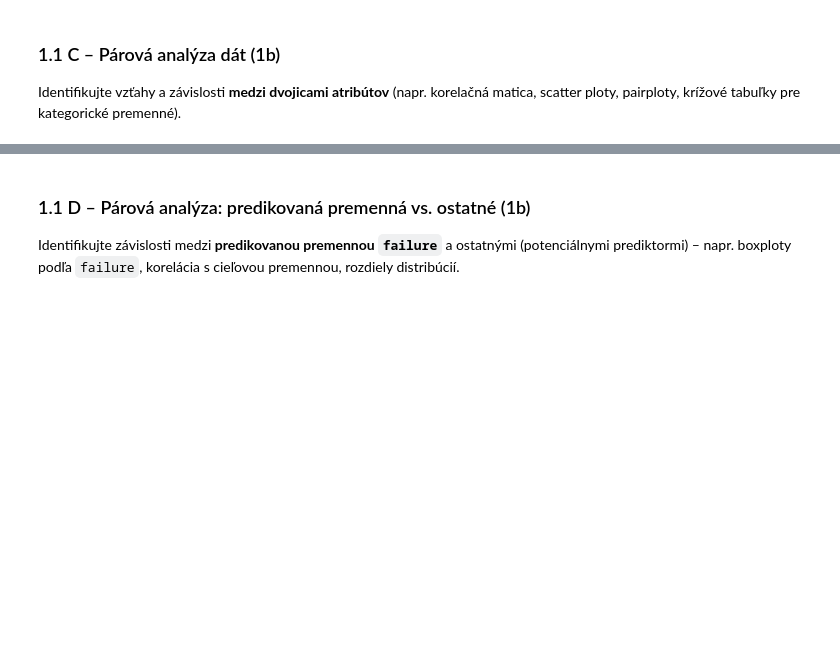
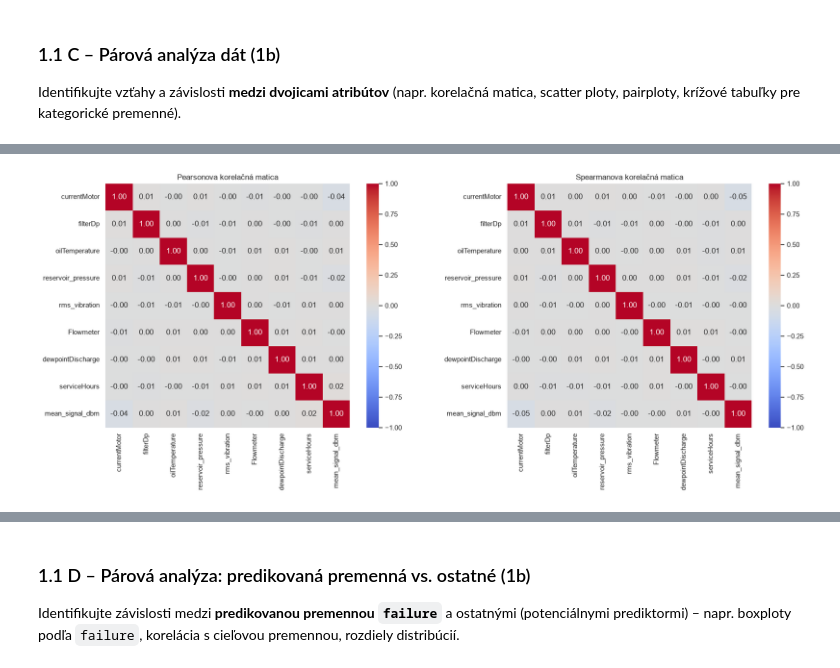
Before and after one commit to samuel-ivan05/IAU_zadanie, a Jupyter notebook: IAU-project.ipynb, the cells around one changed output, grey strips where cells are left out. Cells and saved outputs as stored; diff of their text form; code cells hidden in the pictures; blank space fills up the shorter version.

```diff
--- a/IAU-project.ipynb
+++ b/IAU-project.ipynb
@@ -342,0 +423,66 @@ Identifikujte vzťahy a závislosti **medzi dvojicami atribútov** (napr. korela
+# %%
+# --- Korelačná matica numerických atribútov ---
+
+sensor_cols = [
+    "currentMotor",
+    "filterDp",
+    "oilTemperature",
+    "reservoir_pressure",
+    "rms_vibration",
+    "Flowmeter",
+    "dewpointDischarge"
+]
+
+correlation_cols = sensor_cols + [
+    "serviceHours",
+    "mean_signal_dbm"
+]
+
+# Pracujeme iba s kópiou dát
+pair_num = eda[correlation_cols].copy()
+
+# Predbežné odfiltrovanie hodnôt mimo očakávaných rozsahov.
+# Používame rozsahy definované v časti 1.1 B.
+for col in sensor_cols + ["serviceHours"]:
+    lower, upper = expected_ranges[col]
+    pair_num[col] = pair_num[col].where(
+        pair_num[col].between(lower, upper)
+    )
+
+# Výpočet korelácií; pandas pracuje s dostupnými dvojicami hodnôt
+corr_pearson = pair_num.corr(method="pearson")
+corr_spearman = pair_num.corr(method="spearman")
+
+# Vizualizácia oboch matíc
+fig, axes = plt.subplots(1, 2, figsize=(18, 7))
+
+sns.heatmap(
+    corr_pearson,
+    annot=True,
+    fmt=".2f",
+    cmap="coolwarm",
+    vmin=-1,
+    vmax=1,
+    center=0,
+    square=True,
+    ax=axes[0]
+)
+axes[0].set_title("Pearsonova korelačná matica")
+
+sns.heatmap(
+    corr_spearman,
+    annot=True,
+    fmt=".2f",
+    cmap="coolwarm",
+    vmin=-1,
+    vmax=1,
+    center=0,
+    square=True,
+    ax=axes[1]
+)
+axes[1].set_title("Spearmanova korelačná matica")
+
+plt.tight_layout()
+plt.show()
+# %% [output]
+[figure, added]
```
Also changed, not shown: parts of 11 cells of this notebook.
